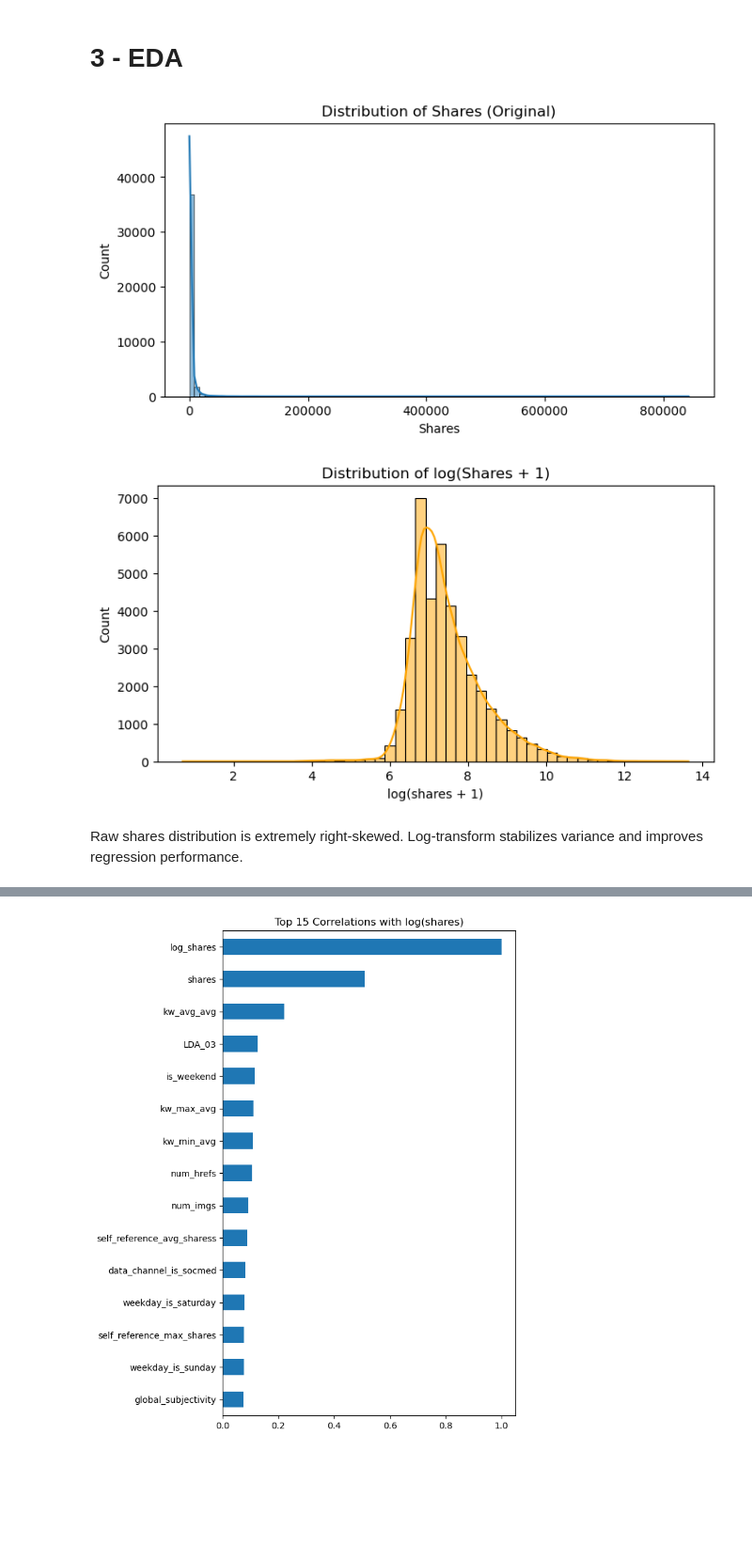
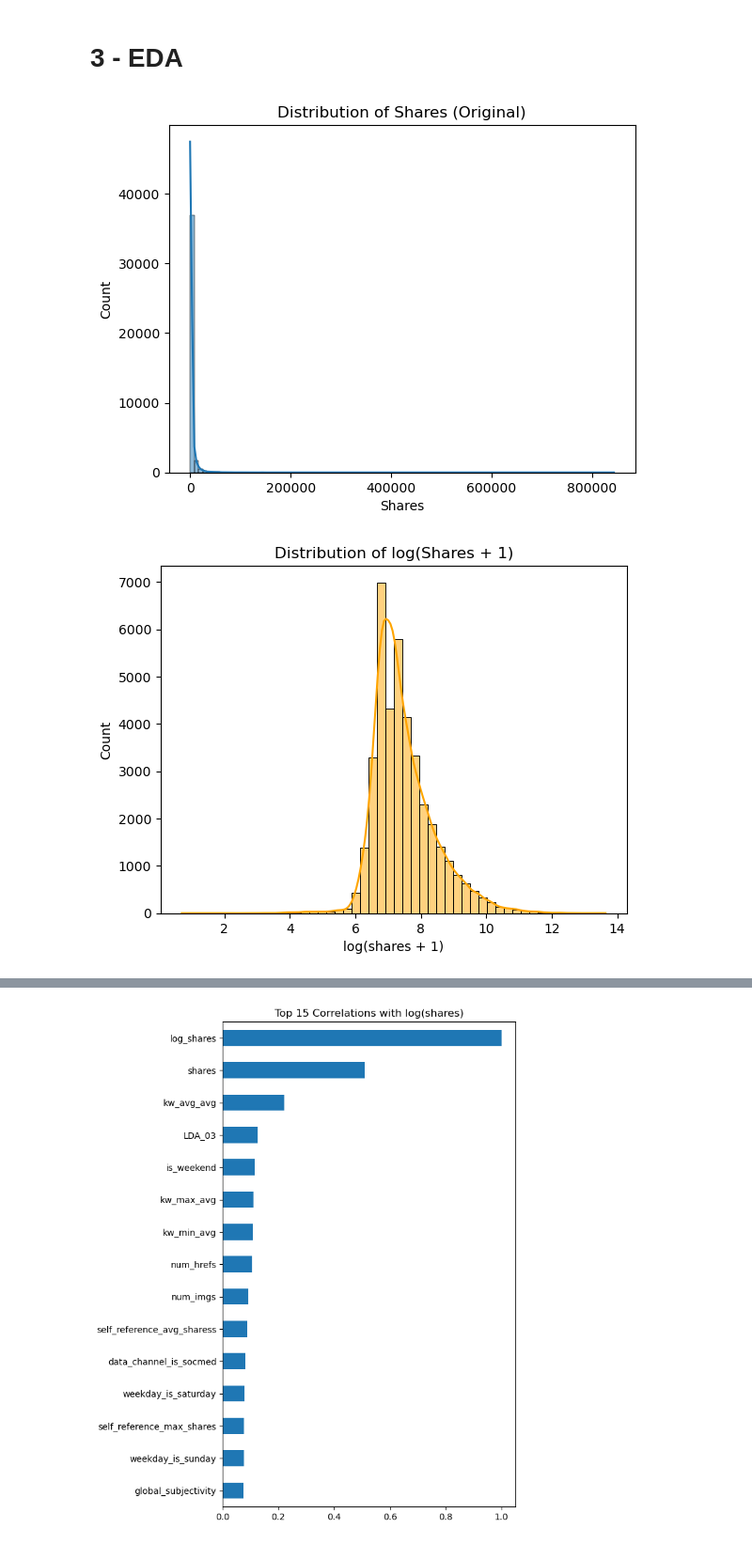
Before and after one commit to briannaq-dev/article-popularity, a Jupyter notebook: final_project.ipynb, the cells around one changed output, grey strips where cells are left out. Shown: that part at 94% size. Drawn from its saved outputs; the diff is of its cells as text; code cells hidden in the pictures; blank space fills up the shorter version.

```diff
--- a/final_project.ipynb
+++ b/final_project.ipynb
@@ -55,21 +53,17 @@ df.head()
 # %%
 import matplotlib.pyplot as plt
 import seaborn as sns
 
-plt.figure(figsize=(8,4))
 sns.histplot(df["shares"], bins=100, kde=True)
 plt.title("Distribution of Shares (Original)")
 plt.xlabel("Shares")
 plt.show()
 # %% [output]
-[figure, old version]
+[figure, new version]
 # %%
-plt.figure(figsize=(8,4))
 sns.histplot(df["log_shares"], bins=50, kde=True, color="orange")
 plt.title("Distribution of log(Shares + 1)")
 plt.xlabel("log(shares + 1)")
 plt.show()
 # %% [output]
-[figure, old version]
+[figure, new version]
-# %% [markdown]
-Raw shares distribution is extremely right-skewed. Log-transform stabilizes variance and improves regression performance.
```
Also changed, not shown: parts of 22 cells of this notebook.
